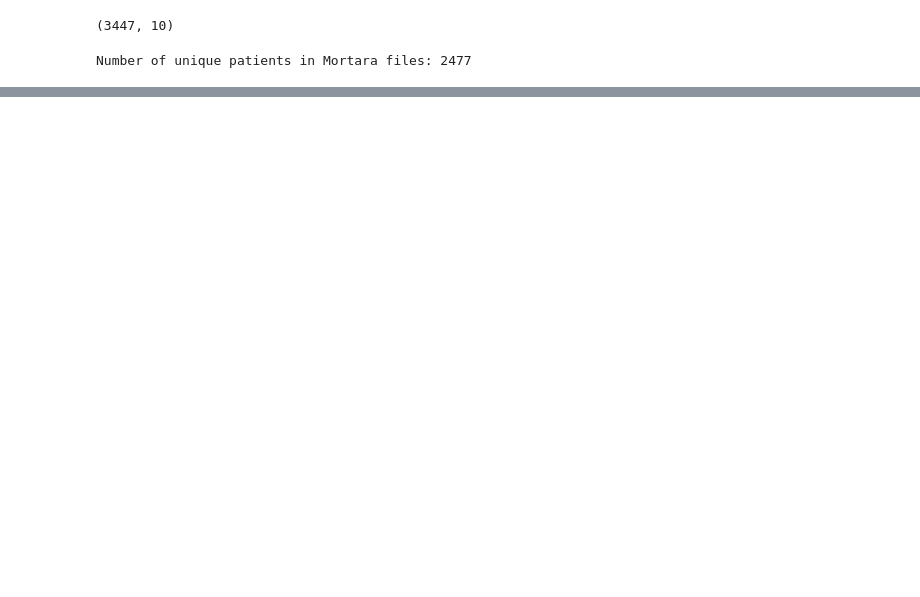
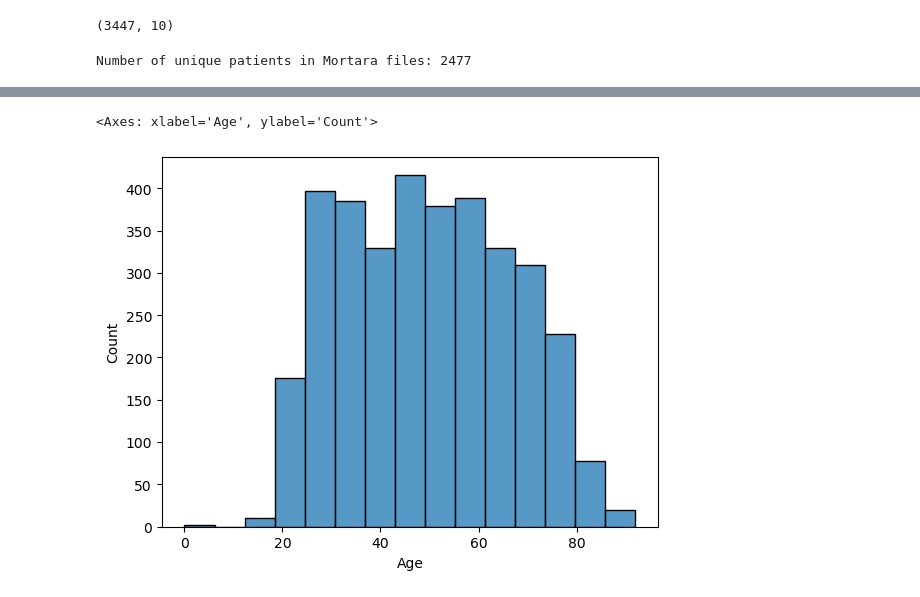
Before and after one commit to billchen0/pb-arrhythmia, a Jupyter notebook: demographics.ipynb, the cells around one changed output, grey strips where cells are left out. Drawn from its saved outputs; the diff is of its cells as text; code cells hidden in the pictures; blank space fills up the shorter version.

```diff
--- a/demographics.ipynb
+++ b/demographics.ipynb
@@ -72,0 +121,5 @@ demo_df.to_csv("metadata.csv", index=False)
+# %%
+sns.histplot(demo_df[demo_df["Age"] < 100]["Age"], bins=15)
+# %% [output]
+<Axes: xlabel='Age', ylabel='Count'>
+[figure, added]
```
Also changed, not shown: parts of 9 cells of this notebook, 2 other files.
